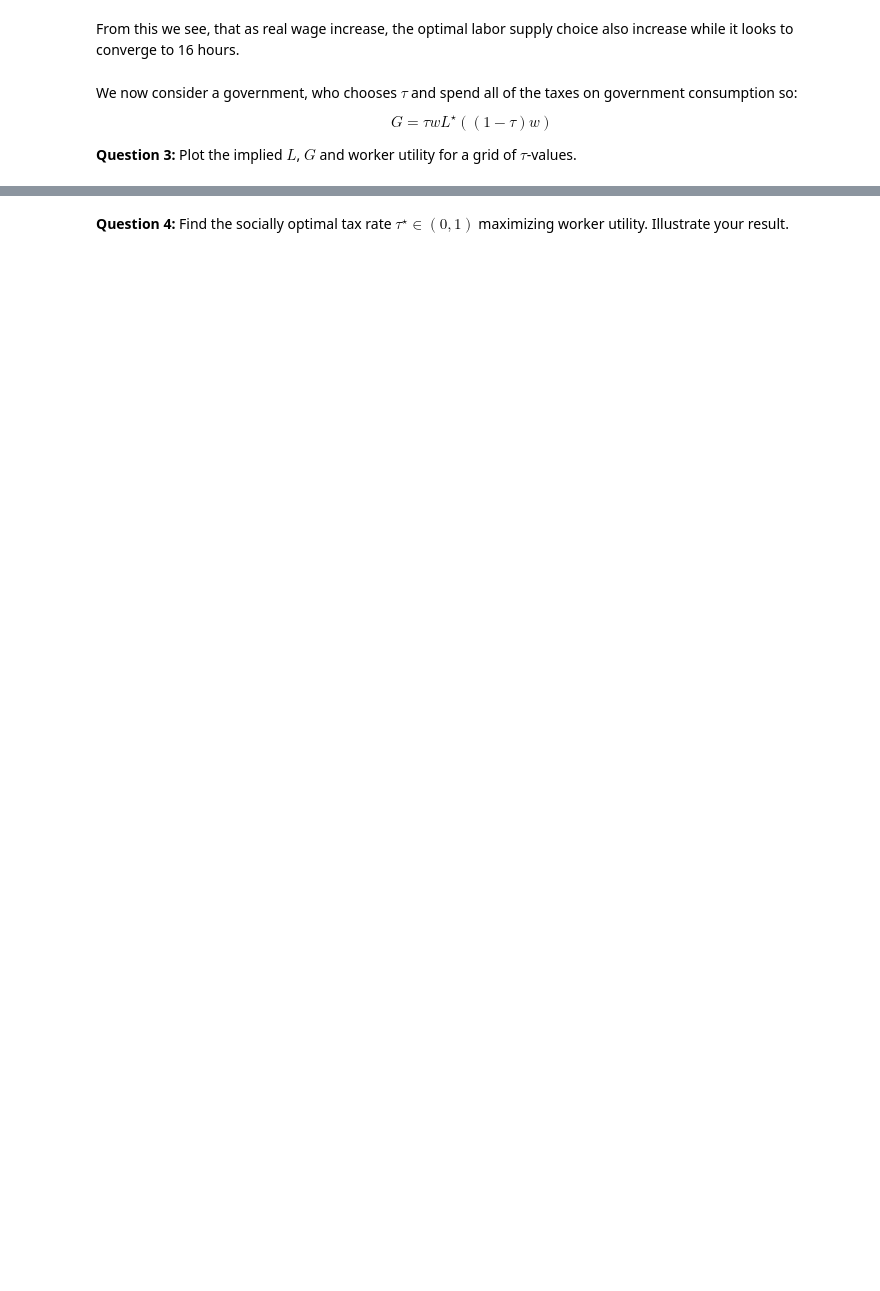
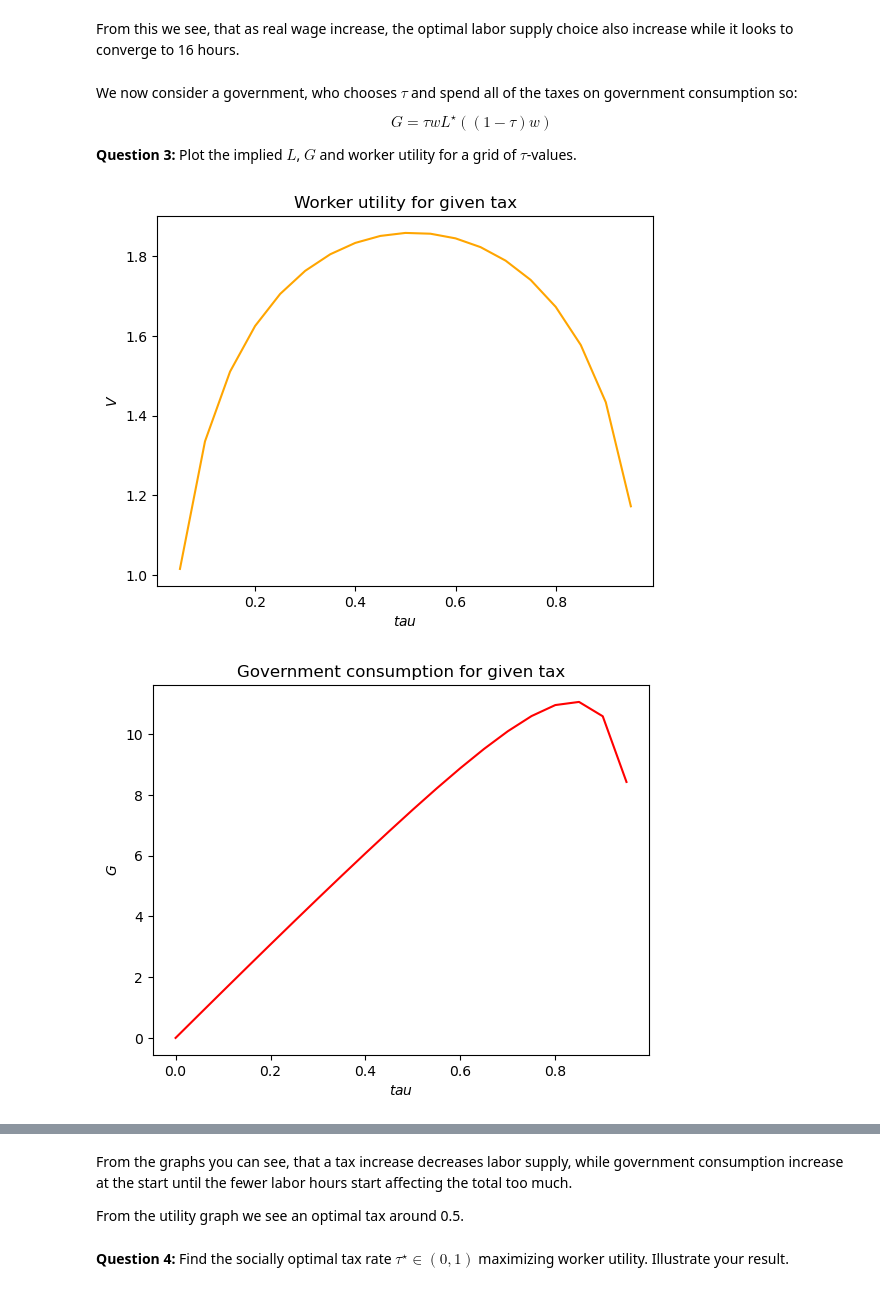
Before and after one commit to NumEconCopenhagen/projects-2023-tgr401, a Jupyter notebook: examproject/Exam-2023-notebook.ipynb, the cells around one changed output, grey strips where cells are left out. Drawn from its saved outputs; the diff is of its cells as text; code cells hidden in the pictures; blank space fills up the shorter version.

```diff
--- a/examproject/Exam-2023-notebook.ipynb
+++ b/examproject/Exam-2023-notebook.ipynb
@@ -73,8 +73,8 @@ par.tau = 0.3
 # create utility function
 def V(L,G):
     C = par.kappa+(1-par.tau)*par.w*L
-    value = np.log(C**(par.alpha)*G**(1-par.alpha))-(par.nu*L**2)/2
-    return value
+    utility = np.log(C**(par.alpha)*G**(1-par.alpha))-(par.nu*L**2)/2
+    return utility
 
 # create numerical optimization
 def optimal_L(G):
@@ -135,0 +134,46 @@ $$
+# %%
+# create new utility function by inserting the G equation and the optimal L equation
+def tax_V(tau):
+    L = (-par.kappa+np.sqrt(par.kappa**2+4*par.alpha/par.nu*((1-tau)*par.w)**2))/(2*(1-tau)*par.w)
+    G = tau*par.w*L
+    C = par.kappa+(1-tau)*par.w*L
+    utility = np.log(C**(par.alpha)*G**(1-par.alpha))-(par.nu*L**2)/2
+    return utility,G,L
+
+t_values = np.arange(0,1,0.05)
+V_list = []
+G_list = []
+L_list = []
+for tau in t_values:
+    V = tax_V(tau)[0]
+    V_list.append(V)
+
+for tau in t_values:
+    G = tax_V(tau)[1]
+    G_list.append(G)
+
+for tau in t_values:
+    L = tax_V(tau)[2]
+    L_list.append(L)
+
+plt.figure()
+plt.title("Worker utility for given tax")
+plt.ylabel("$V$")
+plt.xlabel("$tau$")
+plt.plot(t_values,V_list, color="orange")
+
+plt.figure()
+plt.title("Government consumption for given tax")
+plt.ylabel("$G$")
+plt.xlabel("$tau$")
+plt.plot(t_values,G_list, color="red")
+
+plt.figure()
+plt.title("Optimal labor supply by given tax")
+plt.ylabel("$L$")
+plt.xlabel("$tau$")
+plt.plot(t_values,L_list, color="blue")
+plt.show()
+# %% [output]
+[figure, added]
+[figure, added]
@@ -136,2 +181,6 @@ $$
+# %% [markdown]
+From the graphs you can see, that a tax increase decreases labor supply, while government consumption increase at the start until the fewer labor hours start affecting the total too much.
+
+From the utility graph we see an optimal tax around 0.5.
 # %% [markdown]
 **Question 4:** Find the socially optimal tax rate $\tau^{\star}\in(0,1)$ maximizing worker utility. Illustrate your result.
```
Also changed, not shown: parts of 9 cells of this notebook.
